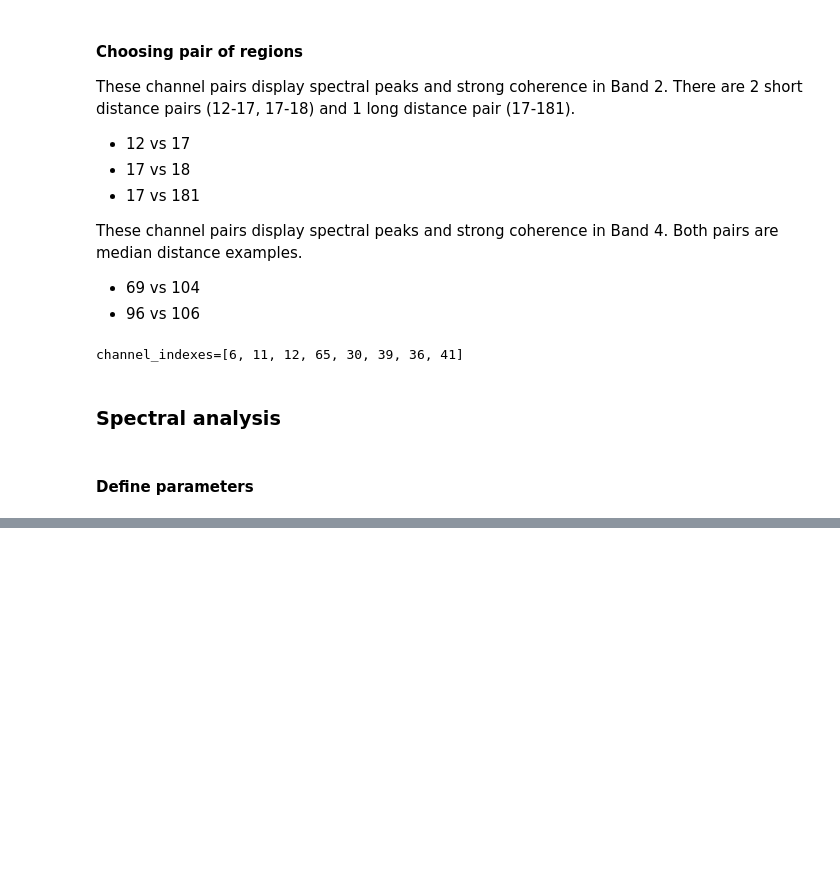
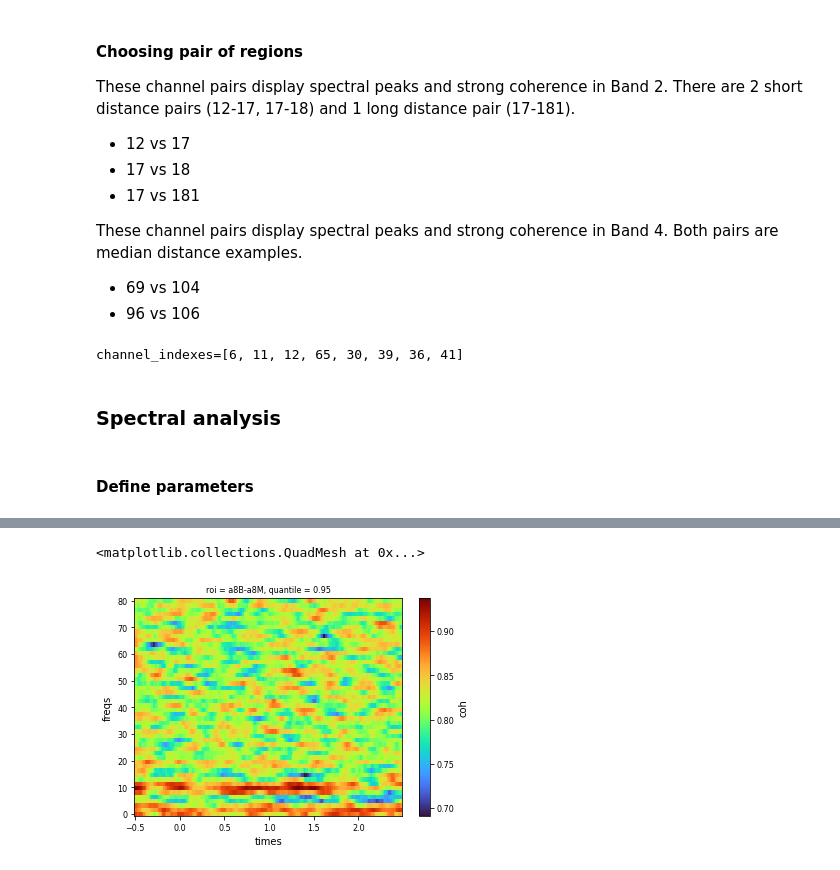
Before and after one commit to ViniciusLima94/GrayData-Analysis, a Jupyter notebook: notebooks/3.0.7. Test on the channels suggested by Charles.ipynb, the cells around one changed output, grey strips where cells are left out. Drawn from its saved outputs; the diff is of its cells as text; code cells hidden in the pictures; blank space fills up the shorter version.

```diff
--- a/notebooks/3.0.7. Test on the channels suggested by Charles.ipynb
+++ b/notebooks/3.0.7. Test on the channels suggested by Charles.ipynb
@@ -583,0 +201,7 @@ array([1.12631579, 0.95154265, 0.82372349, 0.72617729, 0.64928793,
+# %%
+thr = coh_surr.quantile(0.95, "seeds")
+# %%
+thr.mean("trials").sel(times=slice(-0.5,2.5)).isel(roi=0).plot(x="times", y="freqs", cmap="turbo")
+# %% [output]
+<matplotlib.collections.QuadMesh at 0x...>
+[figure, added]
```
Also changed, not shown: parts of 46 cells of this notebook, 2 other files.
